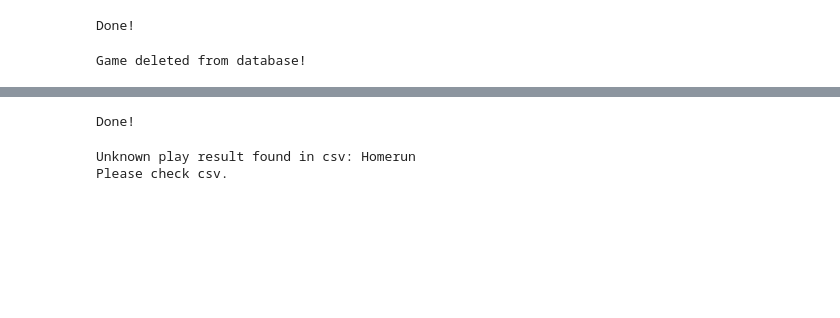
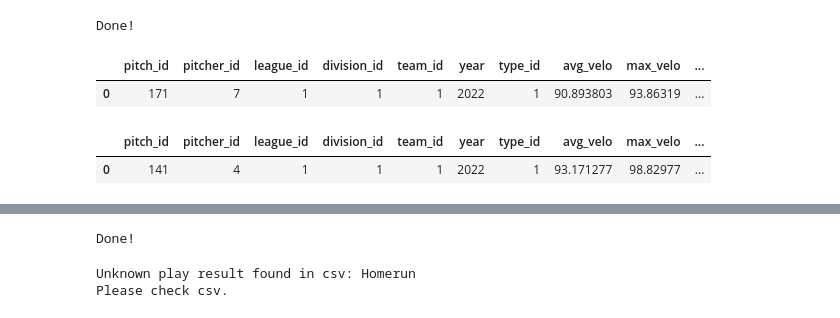
Before and after one commit to rylar8/rylar_baseball, a Jupyter notebook: testing.ipynb, the cells around one changed output, grey strips where cells are left out. Drawn from its saved outputs; the diff is of its cells as text; code cells hidden in the pictures; blank space fills up the shorter version.

```diff
--- a/testing.ipynb
+++ b/testing.ipynb
@@ -12,7 +14,15 @@ game1 = game.Game()
 game1.loadCSV('csv//20220813-GossStadium-1_unverified.csv')
 # %% [output]
 Done!
-# %%
-game1.removeGame()
-# %% [output]
-Game deleted from database!
+# %%
+pitcher2 = player.Pitcher(1000079631)
+pitcher2.arsenal()[0].info
+# %% [output]
+|  | pitch_id | pitcher_id | league_id | division_id | team_id | year | type_id | avg_velo | max_velo | ... |
+| 0 | 171 | 7 | 1 | 1 | 1 | 2022 | 1 | 90.893803 | 93.86319 | ... |
+# %%
+team1 = team.Team('COR_KNI')
+team1.pitchers()[0].arsenal()[0].info
+# %% [output]
+|  | pitch_id | pitcher_id | league_id | division_id | team_id | year | type_id | avg_velo | max_velo | ... |
+| 0 | 141 | 4 | 1 | 1 | 1 | 2022 | 1 | 93.171277 | 98.82977 | ... |
```
Also changed, not shown: parts of 3 cells of this notebook, 3 other files.
